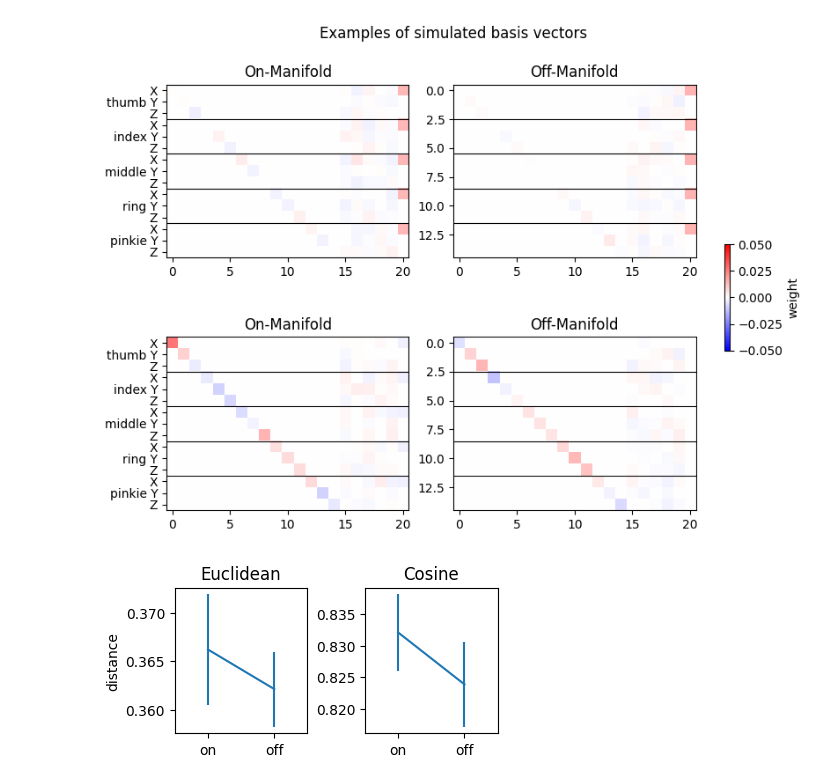
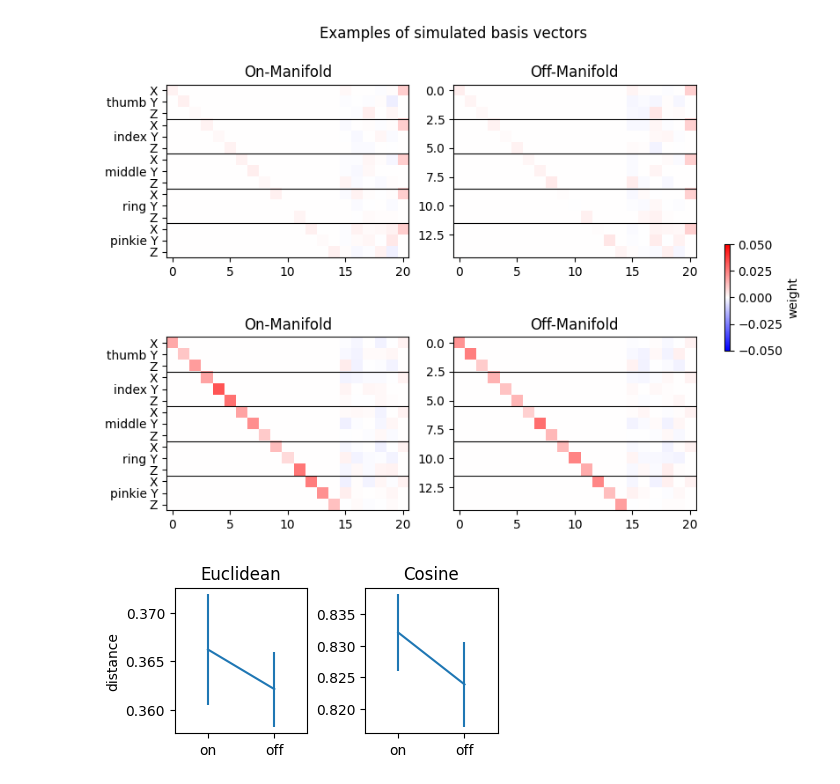
Before and after one commit to mnlmrc/OffManifoldLearning, a Jupyter notebook: notebooks/post_rehab.ipynb, the cells around one changed output. Drawn from its saved outputs; the diff is of its cells as text; code cells hidden in the pictures.

```diff
--- a/notebooks/post_rehab.ipynb
+++ b/notebooks/post_rehab.ipynb
@@ -11,42 +9,45 @@ import globals as gl
 # %%
 dataset = ['stroke',  'intact']
 mapping = ['on', 'off']
-tinfo = pd.read_csv('../data/post_rehab/tinfo.tsv', sep='\t')
-N = 40
+tinfo = pd.read_csv('../data/baseline/tinfo.tsv', sep='\t')
+tinfo = tinfo[(tinfo.subj_id==100) | (tinfo.subj_id==101)]
+N = 2
 Nc, Nd = 15, 21
 # %%
 A_diff_on, A_diff_off = np.zeros((2, N, Nc, Nd)), np.zeros((2, N, Nc, Nd))
 for d, ds in enumerate(dataset):
     for s, sn in enumerate(tinfo.subj_id.unique()):
         A0 = np.load(f'../data/basis_vectors/basis_vectors.{ds}.{sn}.npy')
         A_on = np.load(f'../data/post_rehab/basis_vectors.on-manifold.{ds}.{sn}.npy')
         A_off = np.load(f'../data/post_rehab/basis_vectors.off-manifold.{ds}.{sn}.npy')
         A_diff_on[d, s] = A_on - A0
         A_diff_off[d, s] = A_off - A0
 
 fig, axs = plt.subplots(2, 2, constrained_layout=True, figsize=[8, 6])
 
+vmin, vmax = -.05, .05
+
 for d in range(len(dataset)):
     ax = axs[d]
-    ax[0].imshow(A_diff_on[d].mean(axis=0), vmin=-.05, vmax=.05, cmap='bwr')
-    ax[1].imshow(A_diff_off[d].mean(axis=0), vmin=-.05, vmax=.05, cmap='bwr')
+    ax[0].imshow(A_diff_on[d].mean(axis=0), vmin=vmin, vmax=vmax, cmap='bwr')
+    ax[1].imshow(A_diff_off[d].mean(axis=0), vmin=vmin, vmax=vmax, cmap='bwr')
     ax[0].set_title('On-Manifold')
     ax[1].set_title('Off-Manifold')
     ax[0].set_yticks(np.arange(0, Nc))
     ax[0].set_yticklabels(gl.channels)
     for a in ax:
         for i in [2.5, 5.5, 8.5, 11.5]:
             a.axhline(i, color='k', lw=.8)
 
 cax = axs[0, 0].get_images()[0]
 cbar = fig.colorbar(cax, ax=axs, orientation='vertical', fraction=.01)
 cbar.set_label('weight')
 
 fig.suptitle('Examples of simulated basis vectors')
 
 plt.show()
 # %% [output]
-[figure, old version]
+[figure, new version]
 # %%
 euc = np.zeros((2, N, 5, 6, 6)) # (groups, n_subj, n_finger, dir, dir)
 cos = np.zeros_like(euc)
```
Also changed, not shown: parts of 1 cell of this notebook, 2 other files.
